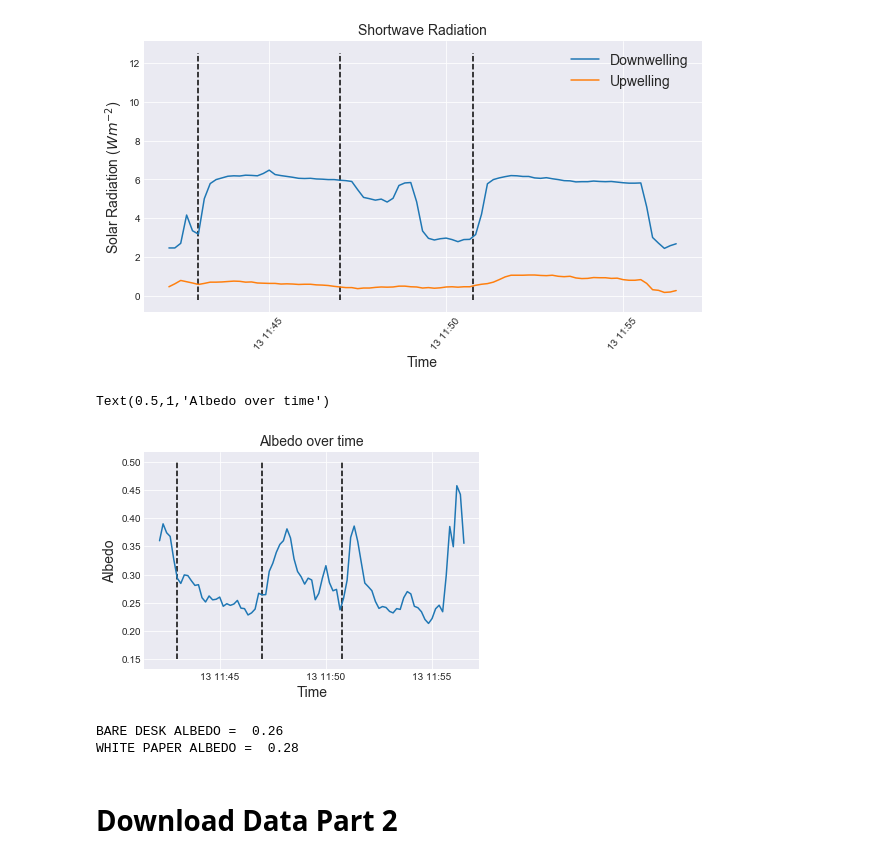
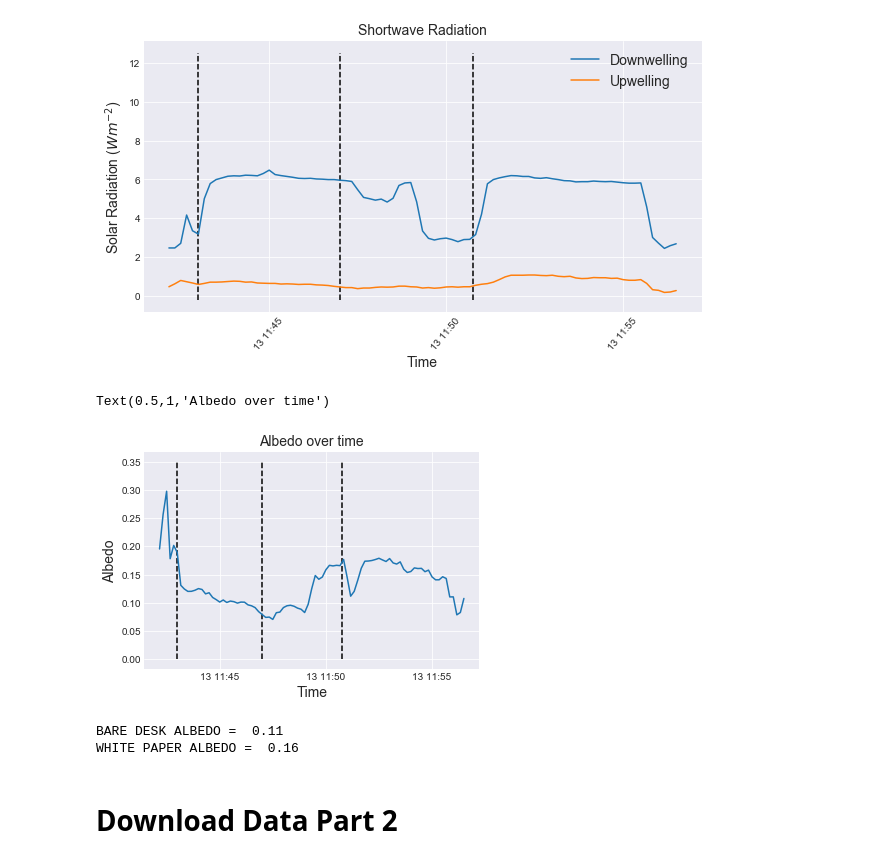
Before and after one commit to Pearl-Ayem/a303_course_work, a Jupyter notebook: Lab 9/Lab 9 Analysis.ipynb, the cells around one changed output. Drawn from its saved outputs; the diff is of its cells as text; code cells hidden in the pictures.

```diff
--- a/Lab 9/Lab 9 Analysis.ipynb
+++ b/Lab 9/Lab 9 Analysis.ipynb
@@ -55,15 +55,15 @@ plt.title('Shortwave Radiation',fontsize=14)
 Text(0.5,1,'Shortwave Radiation')
 [figure]
 # %%
-solar_part1['albedo']=solar_part1['lw_down']/solar_part1['lw_up']
+solar_part1['albedo']=solar_part1['sw_down']/solar_part1['sw_up']
 plt.plot(solar_part1['time'],solar_part1['albedo'])
-plt.vlines(speed_times,0.15,0.5,linestyle = '--')
+plt.vlines(speed_times,0,0.35,linestyle = '--')
 plt.ylabel('Albedo',fontsize=14)
 plt.xlabel('Time',fontsize=14)
 plt.title('Albedo over time',fontsize=14)
 # %% [output]
 Text(0.5,1,'Albedo over time')
-[figure, old version]
+[figure, new version]
 # %%
 start_date = pd.Timestamp(2020,3,13,11,43,0)
 end_date = pd.Timestamp(2020,3,13,11,46,30)
@@ -77,8 +77,8 @@ mask2 = (solar_part1['time'] > start_date) & (solar_part1['time'] <= end_date)
 snow_ground = solar_part1.loc[mask2]
 print("WHITE PAPER ALBEDO = ",round(snow_ground['albedo'].mean(),2))
 # %% [output]
-BARE DESK ALBEDO =  0.26
-WHITE PAPER ALBEDO =  0.28
+BARE DESK ALBEDO =  0.11
+WHITE PAPER ALBEDO =  0.16
 # %% [markdown]
 # Download Data Part 2
 # %%
```
Also changed, not shown: parts of 7 cells of this notebook, 11 other files.
